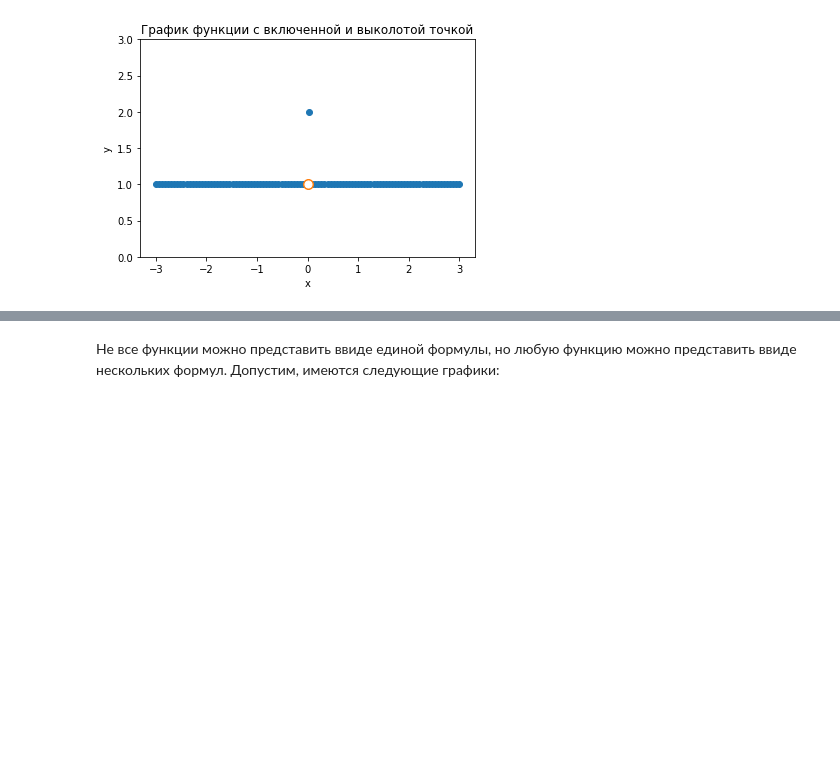
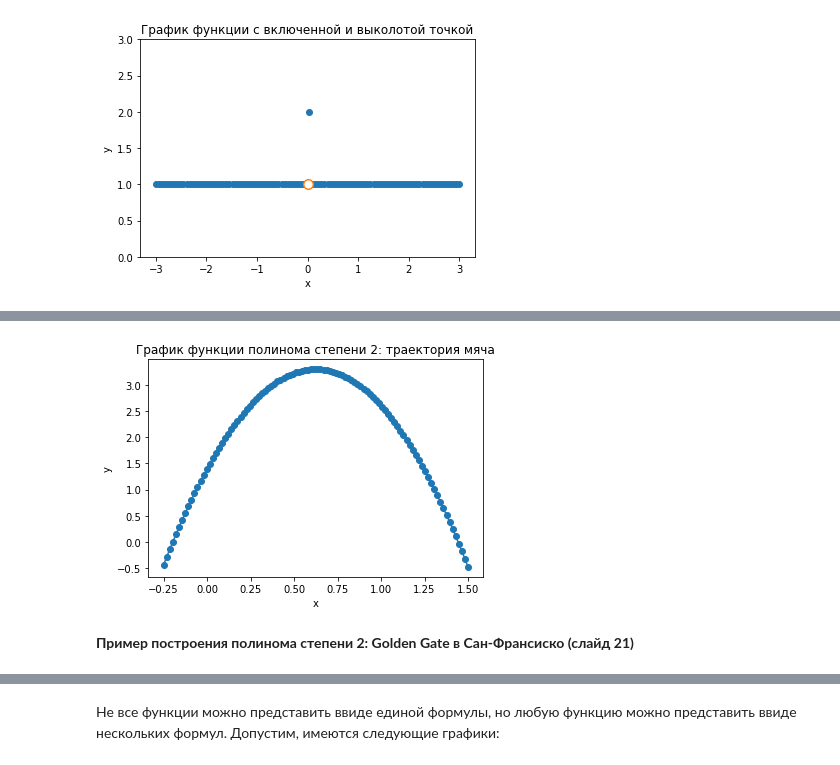
Before and after one commit to edwardwerner/math_netology, a Jupyter notebook: lecture_1.ipynb, the cells around one changed output, grey strips where cells are left out. Drawn from its saved outputs; the diff is of its cells as text; code cells hidden in the pictures; blank space fills up the shorter version.

```diff
--- a/lecture_1.ipynb
+++ b/lecture_1.ipynb
@@ -46,0 +161,17 @@ plt.show()
+# %%
+def polynom_2(x):
+  y = -4.9*x*x + 6.1*x + 1.4
+  return y
+# %%
+x1 = np.linspace(-0.25, 1.5, 100)
+y1 = [polynom_2(x1[i]) for i in range(len(x1))]
+plt.plot(x1, y1, '-o')
+plt.title('График функции полинома степени 2: траектория мяча')
+plt.ylabel('y')
+plt.xlabel('x')
+
+plt.show()
+# %% [output]
+[figure, added]
+# %% [markdown]
+**Пример построения полинома степени 2: Golden Gate в Сан-Франсиско (слайд 21)**
```
Also changed, not shown: parts of 38 cells of this notebook.
